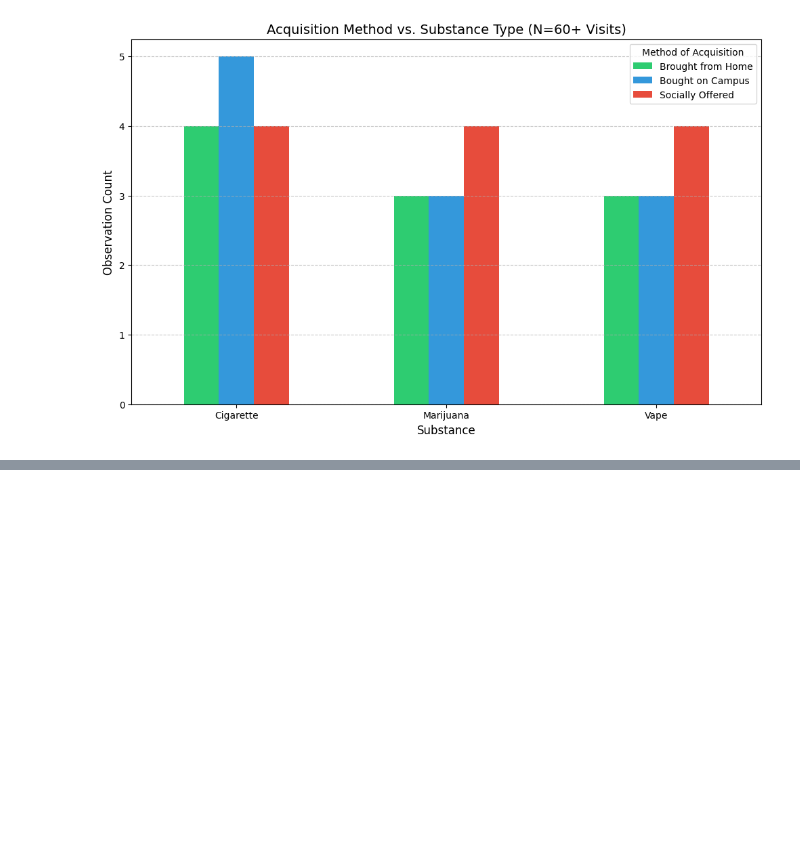
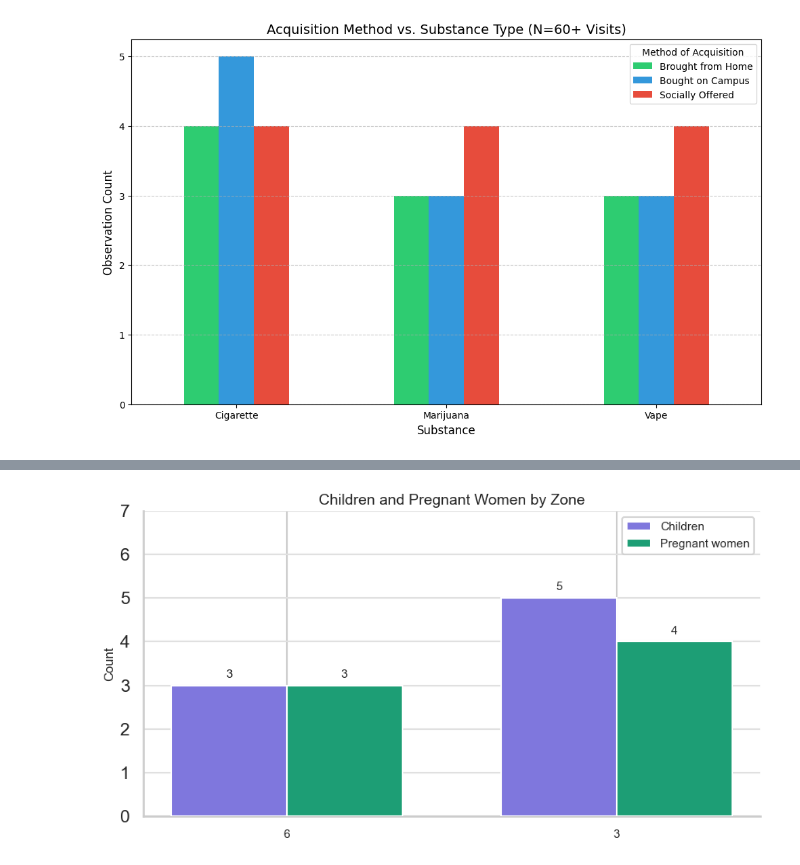
Before and after one commit to andresmg42/Analysis-POCUC-proyect, a Jupyter notebook: notebooks/analisis.ipynb, the cells around one changed output, grey strips where cells are left out. Saved outputs shown, nothing was run; the diff lists cells and outputs as text; code cells hidden in the pictures; blank space fills up the shorter version.

```diff
--- a/notebooks/analisis.ipynb
+++ b/notebooks/analisis.ipynb
@@ -1334,0 +1401,42 @@ plt.show()
+# %%
+import pandas as pd
+import matplotlib.pyplot as plt
+import numpy as np
+
+
+x = np.arange(len(df['zone_id']))
+width = 0.35
+
+fig, ax = plt.subplots(figsize=(9, 5))
+
+bars1 = ax.bar(x - width/2, df['Children'], width, label='Children', color='#7F77DD', zorder=3)
+bars2 = ax.bar(x + width/2, df['Pregnant_Women'], width, label='Pregnant women', color='#1D9E75', zorder=3)
+
+ax.set_ylabel('Count', fontsize=12)
+ax.set_title('Children and Pregnant Women by Zone', fontsize=14, fontweight='medium')
+ax.set_xticks(x)
+ax.set_xticklabels(df['zone_id'], fontsize=11)
+ax.set_ylim(0, 7)
+ax.yaxis.set_major_locator(plt.MaxNLocator(integer=True))
+ax.legend(fontsize=11)
+ax.yaxis.grid(True, color='#e0e0e0', zorder=0)
+ax.set_axisbelow(True)
+ax.spines['top'].set_visible(False)
+ax.spines['right'].set_visible(False)
+
+for bar in bars1:
+    ax.annotate(f'{int(bar.get_height())}',
+                xy=(bar.get_x() + bar.get_width() / 2, bar.get_height()),
+                xytext=(0, 5), textcoords='offset points',
+                ha='center', va='bottom', fontsize=11)
+
+for bar in bars2:
+    ax.annotate(f'{int(bar.get_height())}',
+                xy=(bar.get_x() + bar.get_width() / 2, bar.get_height()),
+                xytext=(0, 5), textcoords='offset points',
+                ha='center', va='bottom', fontsize=11)
+
+plt.tight_layout()
+plt.show()
+# %% [output]
+[figure, added]
```
Also changed, not shown: parts of 14 cells of this notebook, 4 other files.
